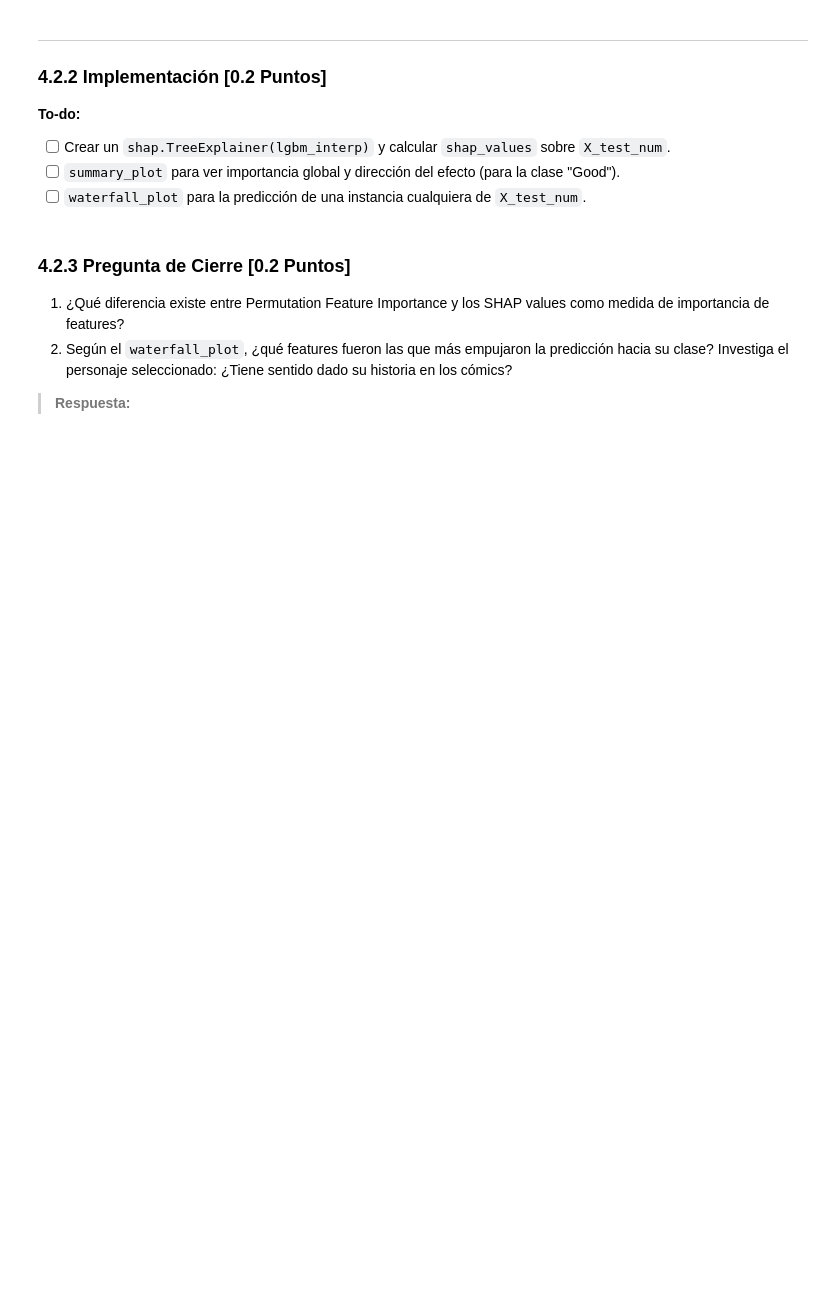
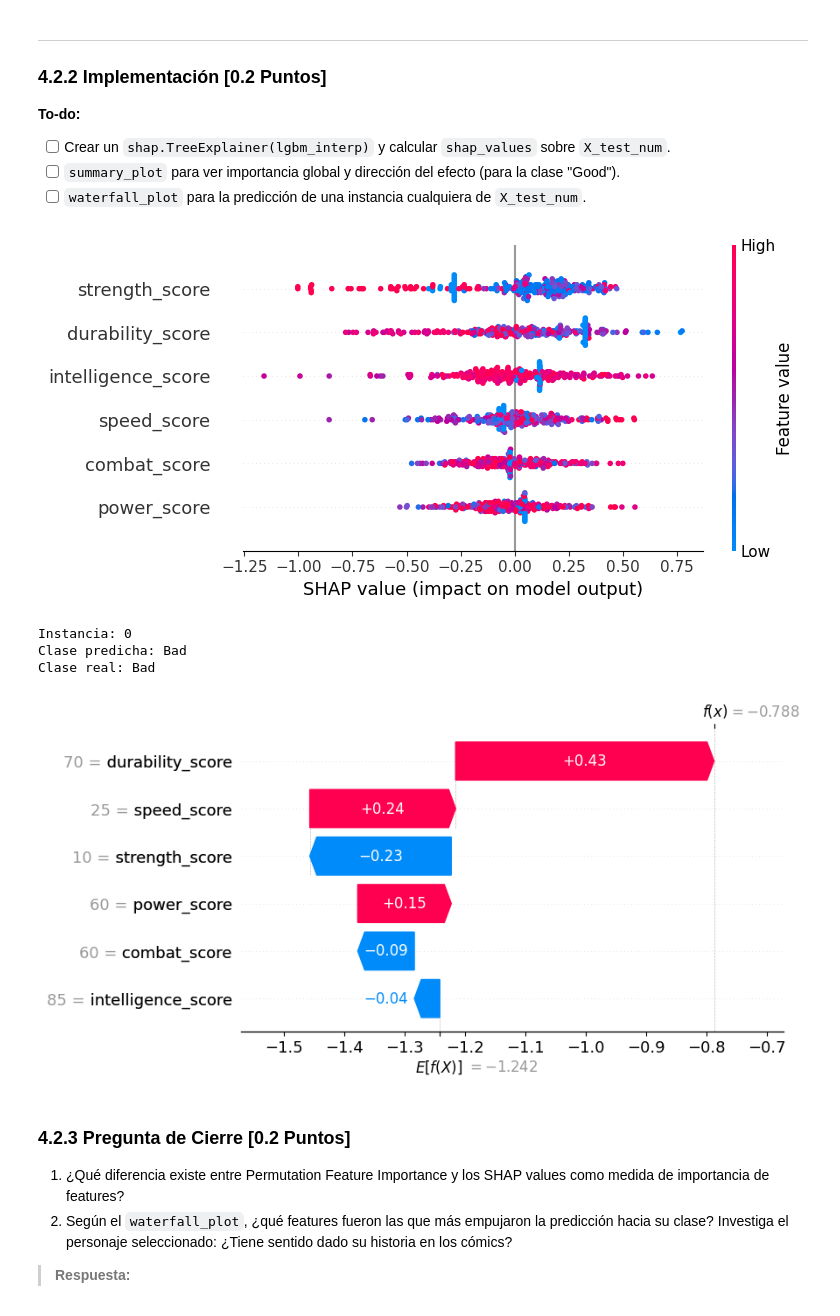
Before and after one commit to matisweet/MDS7202, a Jupyter notebook: labs/lab-7/Lab7_enunciado.ipynb, the cells around one changed output. Drawn from its saved outputs; the diff is of its cells as text; code cells hidden in the pictures; blank space fills up the shorter version.

```diff
--- a/labs/lab-7/Lab7_enunciado.ipynb
+++ b/labs/lab-7/Lab7_enunciado.ipynb
@@ -412,10 +391,12 @@ Agregación: las predicciones de todos los modelos se combinan al final. En clas
 - [ ] Entrenar y reportar `classification_report`.
 # %%
 # Pipeline con Random Forest
-pipe_rf = Pipeline([
-    ("preprocessor", preprocessing_transformer),
-    ("clf", RandomForestClassifier(n_estimators=100, random_state=RANDOM_STATE))
-])
+pipe_rf = Pipeline(
+    [
+        ("preprocessor", preprocessing_transformer),
+        ("clf", RandomForestClassifier(n_estimators=100, random_state=RANDOM_STATE)),
+    ]
+)
 
 pipe_rf.fit(X_train, y_train)
 y_pred_rf = pipe_rf.predict(X_test)
@@ -801,4 +830,11 @@ X_train_num = X_train[NUMERICAL_FEATURES]
 X_test_num = X_test[NUMERICAL_FEATURES]
 
 # Reentrenar LGBM con los mejores hiperparámetros, solo sobre scores numéricos
-lgbm_interp = ...
+lgbm_interp = LGBMClassifier(random_state=RANDOM_STATE, verbose=-1)
+
+lgbm_interp.fit(X_train_num, y_train)
+
+y_pred_interp = lgbm_interp.predict(X_test_num)
+
+print("Classification Report: LGBM interpretabilidad")
+print(classification_report(y_test, y_pred_interp))
@@ -858,6 +966,57 @@ Responde las siguientes preguntas con tus propias palabras:
 - [ ] `waterfall_plot` para la predicción de una instancia cualquiera de `X_test_num`.
 # %%
 #### Código aquí ####
+
+explainer = shap.TreeExplainer(lgbm_interp)
+shap_values = explainer.shap_values(X_test_num)
+
+classes = list(lgbm_interp.classes_)
+good_idx = classes.index("Good")
+
+if isinstance(shap_values, list):
+    shap_values_good = shap_values[good_idx]
+    base_value_good = explainer.expected_value[good_idx]
+else:
+    shap_values_good = shap_values[:, :, good_idx]
+    base_value_good = explainer.expected_value[good_idx]
+
+shap.summary_plot(
+    shap_values_good,
+    X_test_num,
+    feature_names=NUMERICAL_FEATURES,
+    class_names=classes,
+)
+
+idx = 0
+
+pred_class = lgbm_interp.predict(X_test_num.iloc[[idx]])[0]
+pred_idx = classes.index(pred_class)
+
+if isinstance(shap_values, list):
+    values_instance = shap_values[pred_idx][idx]
+    base_value_instance = explainer.expected_value[pred_idx]
+else:
+    values_instance = shap_values[idx, :, pred_idx]
+    base_value_instance = explainer.expected_value[pred_idx]
+
+explanation = shap.Explanation(
+    values=values_instance,
+    base_values=base_value_instance,
+    data=X_test_num.iloc[idx].values,
+    feature_names=NUMERICAL_FEATURES,
+)
+
+print(f"Instancia: {idx}")
+print(f"Clase predicha: {pred_class}")
+print(f"Clase real: {y_test.iloc[idx] if hasattr(y_test, 'iloc') else y_test[idx]}")
+
+shap.plots.waterfall(explanation)
+# %% [output]
+[figure, added]
+Instancia: 0
+Clase predicha: Bad
+Clase real: Bad
+[figure, added]
 # %% [markdown]
 ### 4.2.3 Pregunta de Cierre [0.2 Puntos]
 
```
Also changed, not shown: parts of 18 cells of this notebook, 2 other files.
